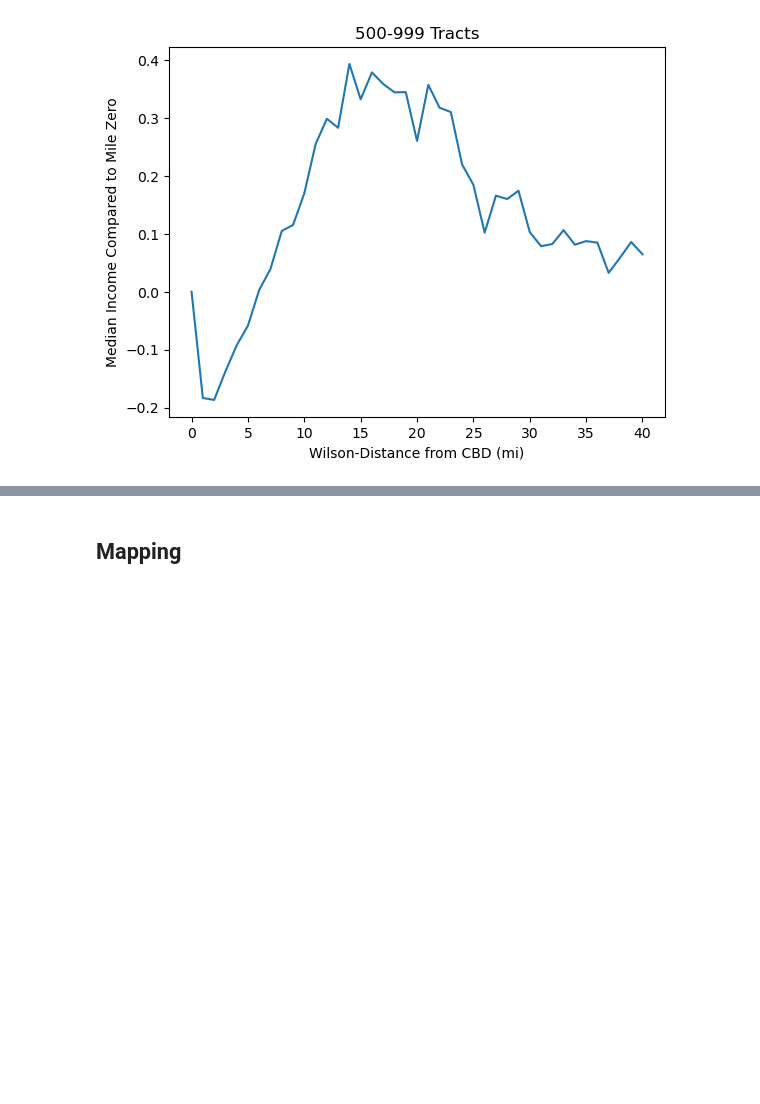
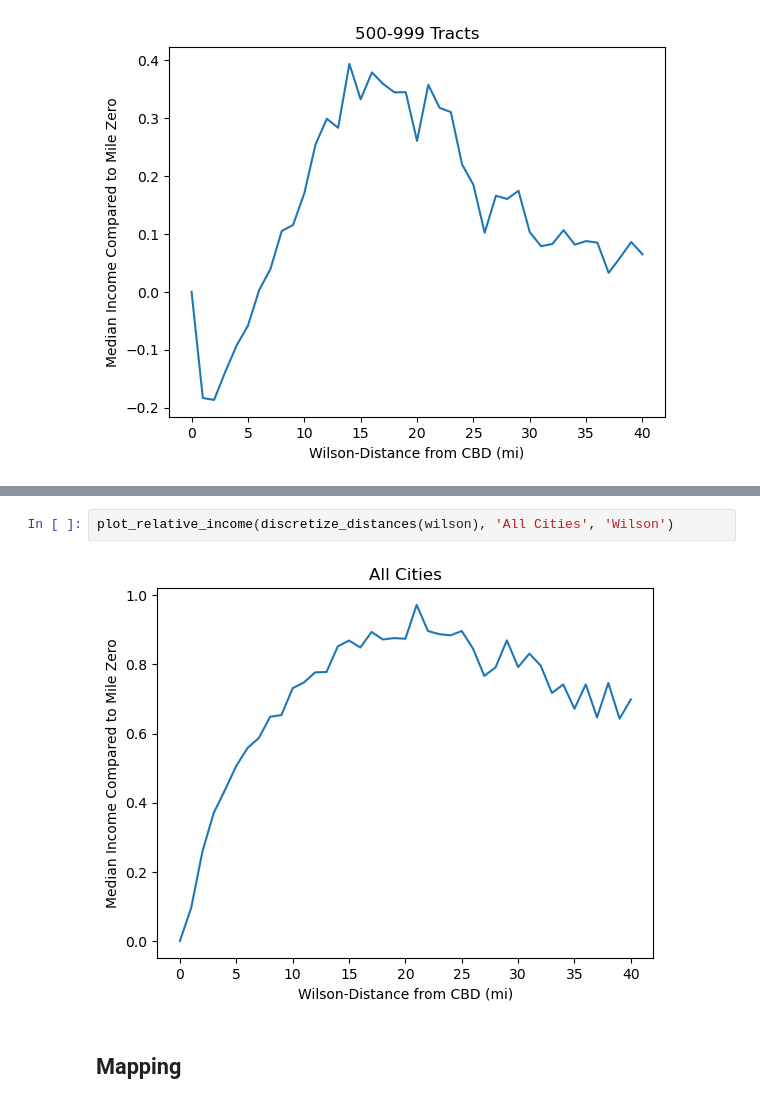
Before and after one commit to ldtcooper/urban-economics-project, a Jupyter notebook: notebook.ipynb, the cells around one changed output, grey strips where cells are left out. Cells and saved outputs as stored; diff of their text form; blank space fills up the shorter version.

```diff
--- a/notebook.ipynb
+++ b/notebook.ipynb
@@ -1387,3 +1461,7 @@ plot_relative_income(larger_1000_wilson, '1000 or More Tracts', 'Wilson')
+# %%
+plot_relative_income(discretize_distances(wilson), 'All Cities', 'Wilson')
+# %% [output]
+[figure, added]
 # %% [markdown]
 ## Mapping
 # %%
```
Also changed, not shown: parts of 22 cells of this notebook, 4 other files.
